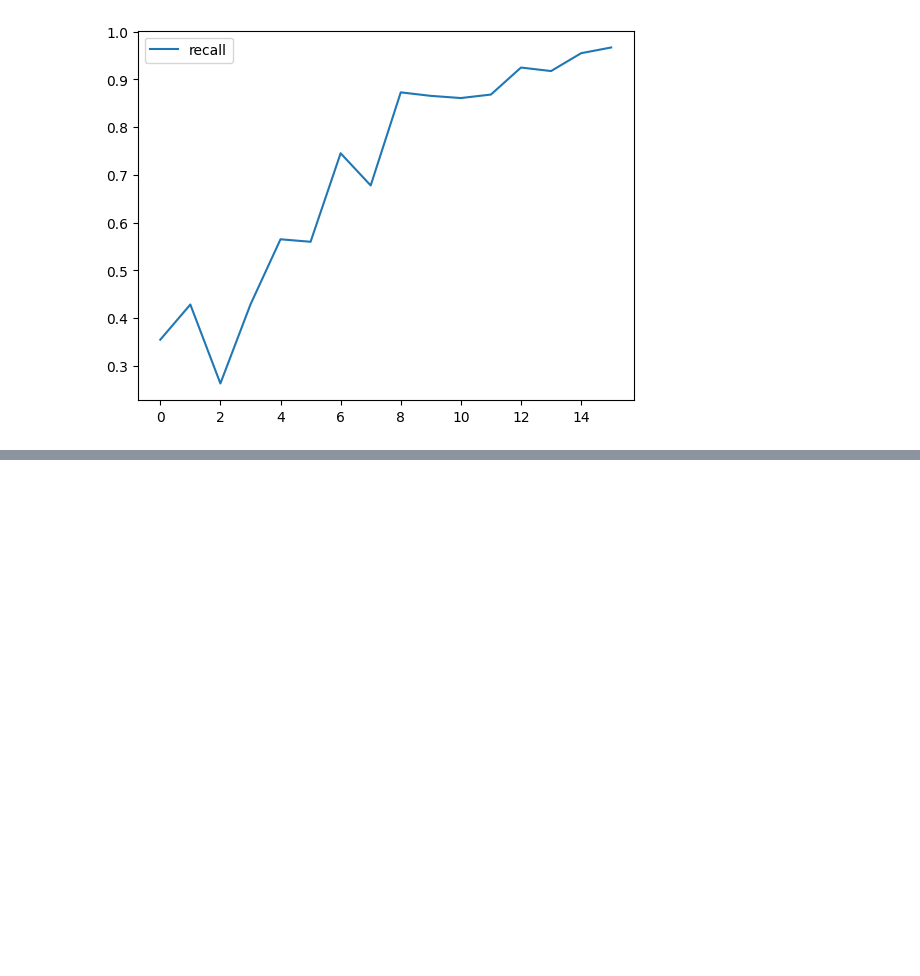
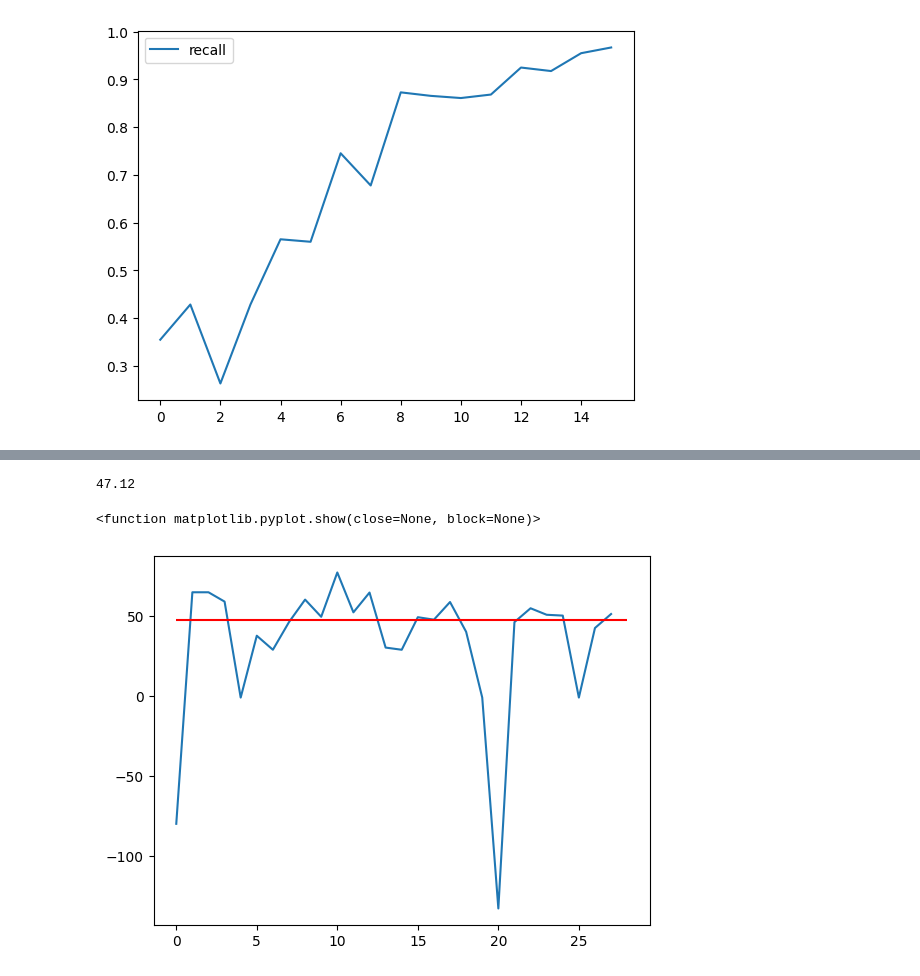
Before and after one commit to hpi-sam/ASE-GenAI, a Jupyter notebook: David-Christian/Assignment3/Assignment3.ipynb, the cells around one changed output, grey strips where cells are left out. Cells and saved outputs as stored; diff of their text form; code cells hidden in the pictures; blank space fills up the shorter version.

```diff
--- a/David-Christian/Assignment3/Assignment3.ipynb
+++ b/David-Christian/Assignment3/Assignment3.ipynb
@@ -282,0 +305,20 @@ This change ensures that both negative minutes and hours are validated, making t
+# %%
+generated_explanations = [re.search('\{[.\s\S]*\}', expl) for expl in responses]
+# generated_explanations = [e.group() if e is not None else None for e in generated_explanations]
+generated_explanations = [e.group() for e in generated_explanations if e is not None]
+ge = []
+for e in generated_explanations:
+    try:
+        ge.append(json.loads(e))
+    except:
+        ge.append(None)
+generated_explanations = [next(iter(e.values())) if e is not None else '' for e in ge]
+# %%
+rouge_score = []
+for e in generated_explanations:
+    if e != '':
+        rouge_score.append(calculateRougeScore(ground_truth, e))
+        # bleurt_score.append(calculateBleurtScore(ground_truth, e))
+    else:
+        rouge_score.append({})
+        # bleurt_score.append([])
@@ -282,0 +370,8 @@ This change ensures that both negative minutes and hours are validated, making t
+# %%
+readability_score = []
+
+for e in tqdm.tqdm(generated_explanations):
+    if e != '':
+          readability_score.append(calculateFKScore(e))
+    else:
+        readability_score.append(-1.0)
@@ -282,0 +398,15 @@ This change ensures that both negative minutes and hours are validated, making t
+# %%
+gt_readability = calculateFKScore(ground_truth)
+gt_readability
+# %% [output]
+47.12
+# %%
+import matplotlib.pyplot as plt
+
+xs = [x for x in range(len(readability_score))]
+plt.plot(xs, readability_score)
+plt.hlines(y=gt_readability, xmin=0, xmax=len(readability_score), color='r')
+plt.show
+# %% [output]
+<function matplotlib.pyplot.show(close=None, block=None)>
+[figure, added]
```
Also changed, not shown: parts of 13 cells of this notebook, 1 other file.
